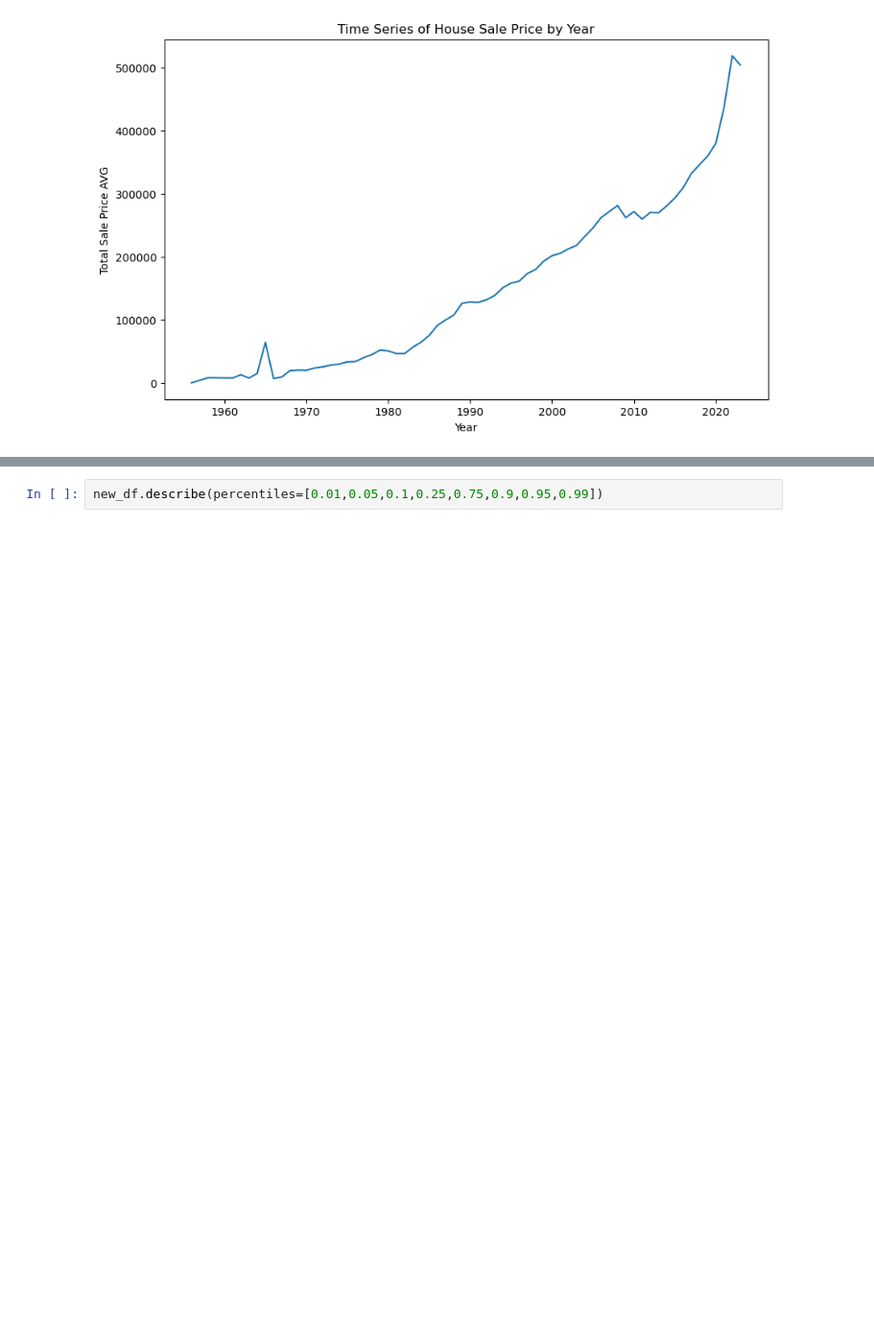
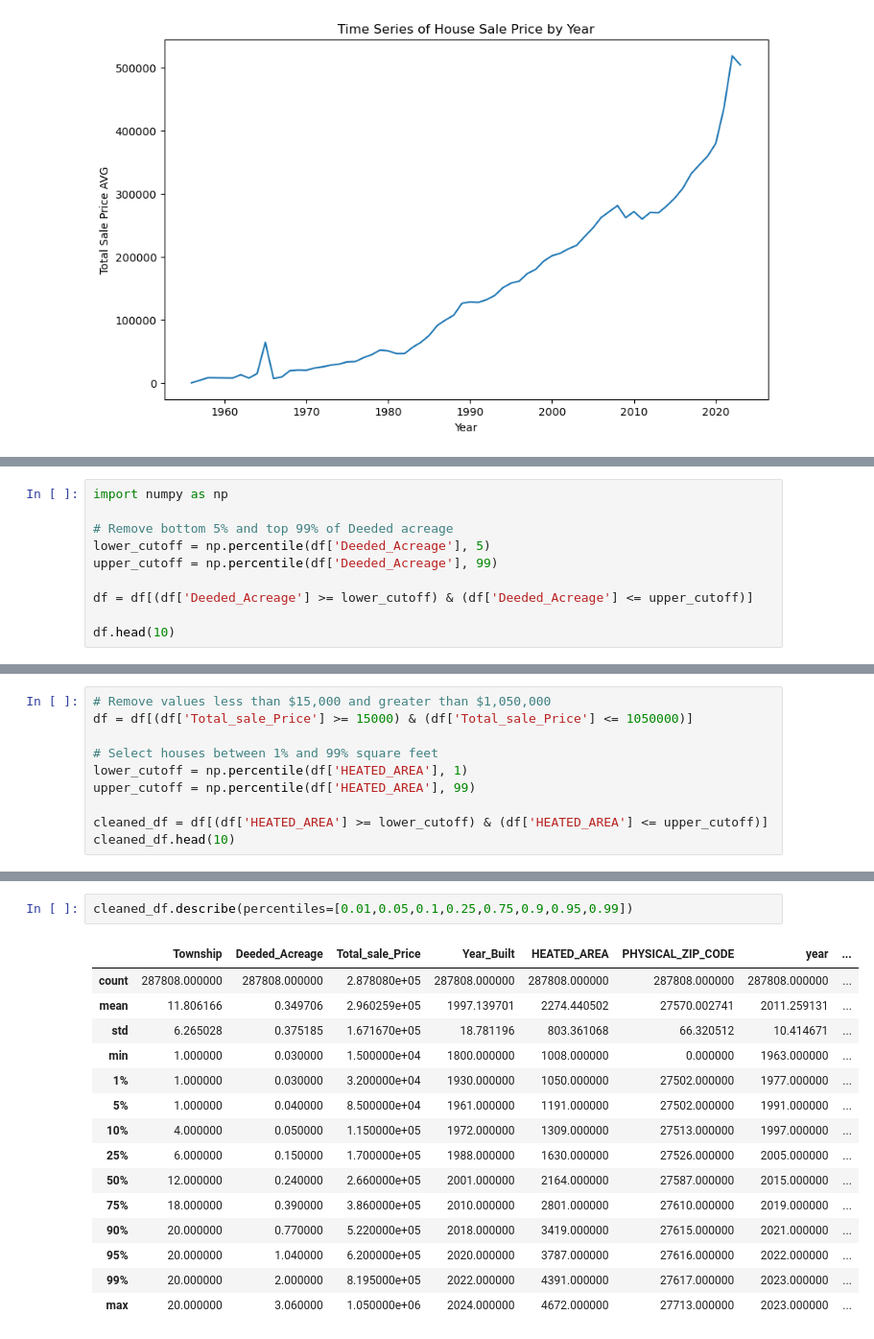
Before and after one commit to jkehm/Wake-County-Housing, a Jupyter notebook: Notebooks/EDA_JAK.ipynb, the cells around one changed output, grey strips where cells are left out. Shown at 96% size. Cells and saved outputs as stored; diff of their text form; blank space fills up the shorter version.

```diff
--- a/Notebooks/EDA_JAK.ipynb
+++ b/Notebooks/EDA_JAK.ipynb
@@ -104,0 +131,10 @@ cleaner_df.describe()
+# %%
+import numpy as np
+
+# Remove bottom 5% and top 99% of Deeded acreage
+lower_cutoff = np.percentile(df['Deeded_Acreage'], 5)
+upper_cutoff = np.percentile(df['Deeded_Acreage'], 99)
+
+df = df[(df['Deeded_Acreage'] >= lower_cutoff) & (df['Deeded_Acreage'] <= upper_cutoff)]
+
+df.head(10)
@@ -104,0 +153,10 @@ cleaner_df.describe()
+# %%
+# Remove values less than $15,000 and greater than $1,050,000
+df = df[(df['Total_sale_Price'] >= 15000) & (df['Total_sale_Price'] <= 1050000)]
+
+# Select houses between 1% and 99% square feet
+lower_cutoff = np.percentile(df['HEATED_AREA'], 1)
+upper_cutoff = np.percentile(df['HEATED_AREA'], 99)
+
+cleaned_df = df[(df['HEATED_AREA'] >= lower_cutoff) & (df['HEATED_AREA'] <= upper_cutoff)]
+cleaned_df.head(10)
@@ -105,2 +188,18 @@ cleaner_df.describe()
 # %%
-new_df.describe(percentiles=[0.01,0.05,0.1,0.25,0.75,0.9,0.95,0.99])
+cleaned_df.describe(percentiles=[0.01,0.05,0.1,0.25,0.75,0.9,0.95,0.99])
+# %% [output]
+|  | Township | Deeded_Acreage | Total_sale_Price | Year_Built | HEATED_AREA | PHYSICAL_ZIP_CODE | year | ... |
+| count | 287808.000000 | 287808.000000 | 2.878080e+05 | 287808.000000 | 287808.000000 | 287808.000000 | 287808.000000 | ... |
+| mean | 11.806166 | 0.349706 | 2.960259e+05 | 1997.139701 | 2274.440502 | 27570.002741 | 2011.259131 | ... |
+| std | 6.265028 | 0.375185 | 1.671670e+05 | 18.781196 | 803.361068 | 66.320512 | 10.414671 | ... |
+| min | 1.000000 | 0.030000 | 1.500000e+04 | 1800.000000 | 1008.000000 | 0.000000 | 1963.000000 | ... |
+| 1% | 1.000000 | 0.030000 | 3.200000e+04 | 1930.000000 | 1050.000000 | 27502.000000 | 1977.000000 | ... |
+| 5% | 1.000000 | 0.040000 | 8.500000e+04 | 1961.000000 | 1191.000000 | 27502.000000 | 1991.000000 | ... |
+| 10% | 4.000000 | 0.050000 | 1.150000e+05 | 1972.000000 | 1309.000000 | 27513.000000 | 1997.000000 | ... |
+| 25% | 6.000000 | 0.150000 | 1.700000e+05 | 1988.000000 | 1630.000000 | 27526.000000 | 2005.000000 | ... |
+| 50% | 12.000000 | 0.240000 | 2.660000e+05 | 2001.000000 | 2164.000000 | 27587.000000 | 2015.000000 | ... |
+| 75% | 18.000000 | 0.390000 | 3.860000e+05 | 2010.000000 | 2801.000000 | 27610.000000 | 2019.000000 | ... |
+| 90% | 20.000000 | 0.770000 | 5.220000e+05 | 2018.000000 | 3419.000000 | 27615.000000 | 2021.000000 | ... |
+| 95% | 20.000000 | 1.040000 | 6.200000e+05 | 2020.000000 | 3787.000000 | 27616.000000 | 2022.000000 | ... |
+| 99% | 20.000000 | 2.000000 | 8.195000e+05 | 2022.000000 | 4391.000000 | 27617.000000 | 2023.000000 | ... |
+| max | 20.000000 | 3.060000 | 1.050000e+06 | 2024.000000 | 4672.000000 | 27713.000000 | 2023.000000 | ... |
```
Also changed, not shown: parts of 13 cells of this notebook.
